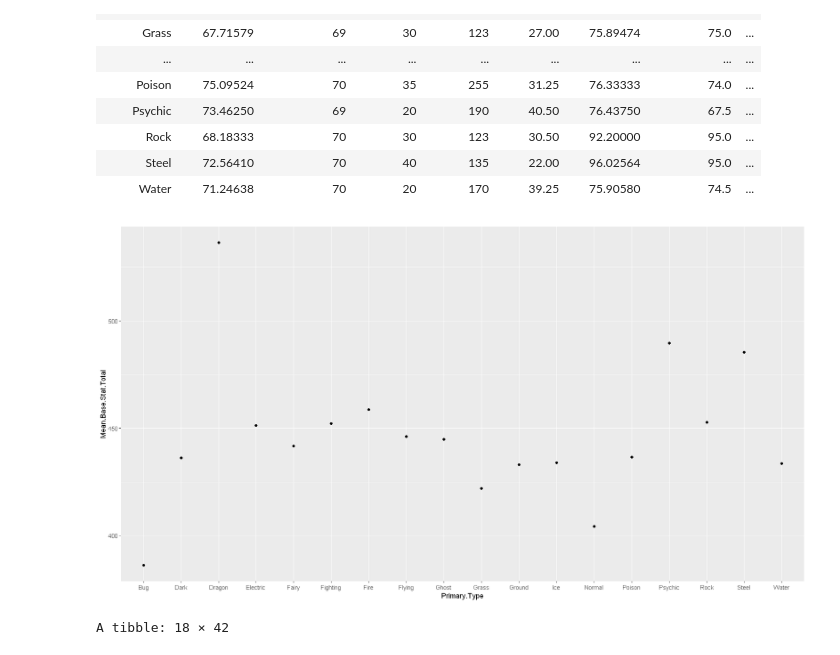
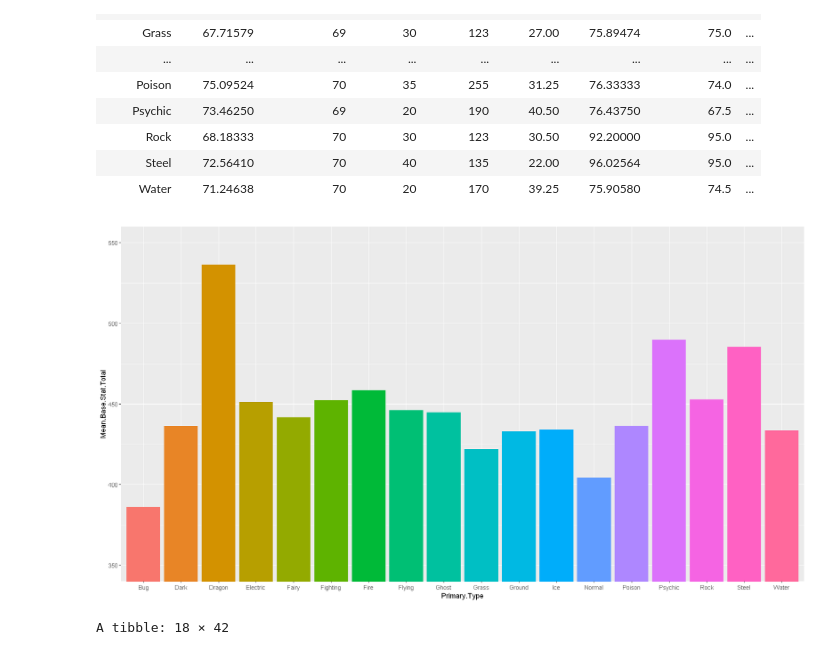
Before and after one commit to kgalloway2/VSC-Code, a Jupyter notebook: R stuff/Pokemon Project/Pokemon Data - Types.ipynb, the cells around one changed output. Cells and saved outputs as stored; diff of their text form; code cells hidden in the pictures.

```diff
--- a/R stuff/Pokemon Project/Pokemon Data - Types.ipynb
+++ b/R stuff/Pokemon Project/Pokemon Data - Types.ipynb
@@ -73,10 +73,12 @@ A tibble: 18 × 42
 | Steel | 72.56410 | 70 | 40 | 135 | 22.00 | 96.02564 | 95.0 | ... |
 | Water | 71.24638 | 70 | 20 | 170 | 39.25 | 75.90580 | 74.5 | ... |
 # %%
-ggplot(aes(x = Primary.Type, y = Mean.Base.Stat.Total), data = grouped_poke_df) +
-    geom_point()
+ggplot(data = grouped_poke_df) +
+    geom_bar(aes(x = Primary.Type, y = Mean.Base.Stat.Total, fill = Primary.Type),stat = "identity") +
+    theme(legend.position = "none") +
+    coord_cartesian(ylim=c(350, 550))
 # %% [output]
-[figure, old version]
+[figure, new version]
 # %%
 # what about only fully evolved pokemon
 evolved_poke_df <- poke_df %>%
```
Also changed, not shown: parts of 8 cells of this notebook, 25 other files.
